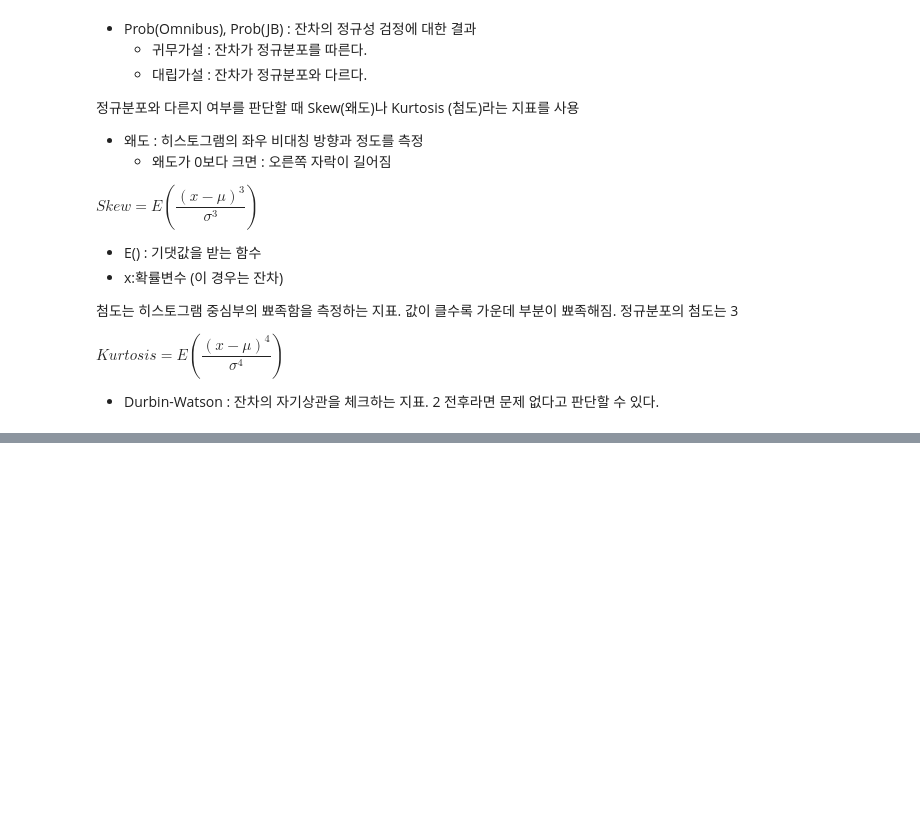
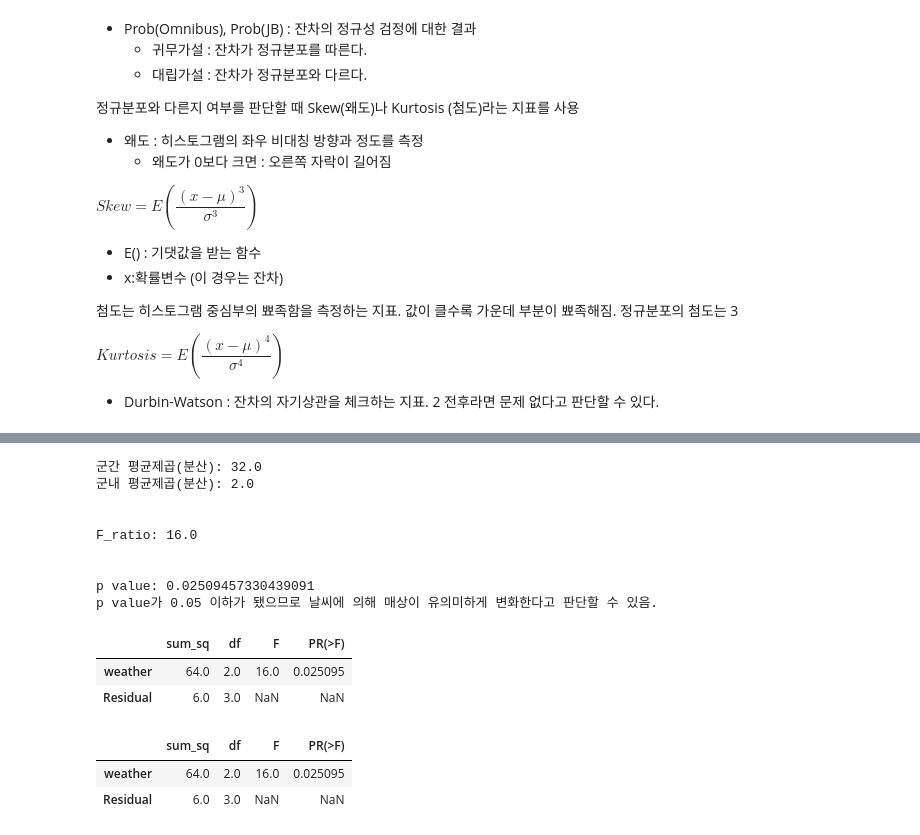
Before and after one commit to johyunkang/adp_certificate, a Jupyter notebook: stats_textbook_05.ipynb, the cells around one changed output, grey strips where cells are left out. Saved outputs shown, nothing was run; the diff lists cells and outputs as text; code cells hidden in the pictures; blank space fills up the shorter version.

```diff
--- a/stats_textbook_05.ipynb
+++ b/stats_textbook_05.ipynb
@@ -441,0 +549,44 @@ $Skew = E(\dfrac {(x - \mu)^3} {\sigma^3})$
+# %%
+df_model = 2 # 군간변동의 자유도
+df_resid = 3 # 군내변동의 자유도
+
+# 군간 평균제곱(분산)
+variance_model = squares_model / df_model
+print('군간 평균제곱(분산):', variance_model)
+
+# 군내 평균제곱(분산)
+variance_resid = squares_resid / df_resid
+print('군내 평균제곱(분산):', variance_resid)
+
+# F비 (군간 분산과 군내 분산의 비로 계산)
+f_ratio = variance_model / variance_resid
+print('\n\nF_ratio:', f_ratio)
+
+# p 값은 F분포의 누적분포함수에서 계산할 수 있음
+# sp.stats.f.cdf 함수를 사용
+# 파라미터로는 F비와 2개의 자유도, 총 3개를 넘김
+p = 1 - sp.stats.f.cdf(x=f_ratio, dfn=df_model, dfd=df_resid)
+print('\n\np value:', p)
+
+print('p value가 0.05 이하가 됐으므로 날씨에 의해 매상이 유의미하게 변화한다고 판단할 수 있음.')
+# %% [output]
+군간 평균제곱(분산): 32.0
+군내 평균제곱(분산): 2.0
+
+
+F_ratio: 16.0
+
+
+p value: 0.02509457330439091
+p value가 0.05 이하가 됐으므로 날씨에 의해 매상이 유의미하게 변화한다고 판단할 수 있음.
+|  | sum_sq | df | F | PR(>F) |
+| weather | 64.0 | 2.0 | 16.0 | 0.025095 |
+| Residual | 6.0 | 3.0 | NaN | NaN |
+# %%
+# statsmodels 를 이용한 분산분석
+anova_model = smf.ols('beer ~ weather', data=weather_beer).fit()
+display(sm.stats.anova_lm(anova_model, typ=2))
+# %% [output]
+|  | sum_sq | df | F | PR(>F) |
+| weather | 64.0 | 2.0 | 16.0 | 0.025095 |
+| Residual | 6.0 | 3.0 | NaN | NaN |
```
Also changed, not shown: parts of 17 cells of this notebook.
